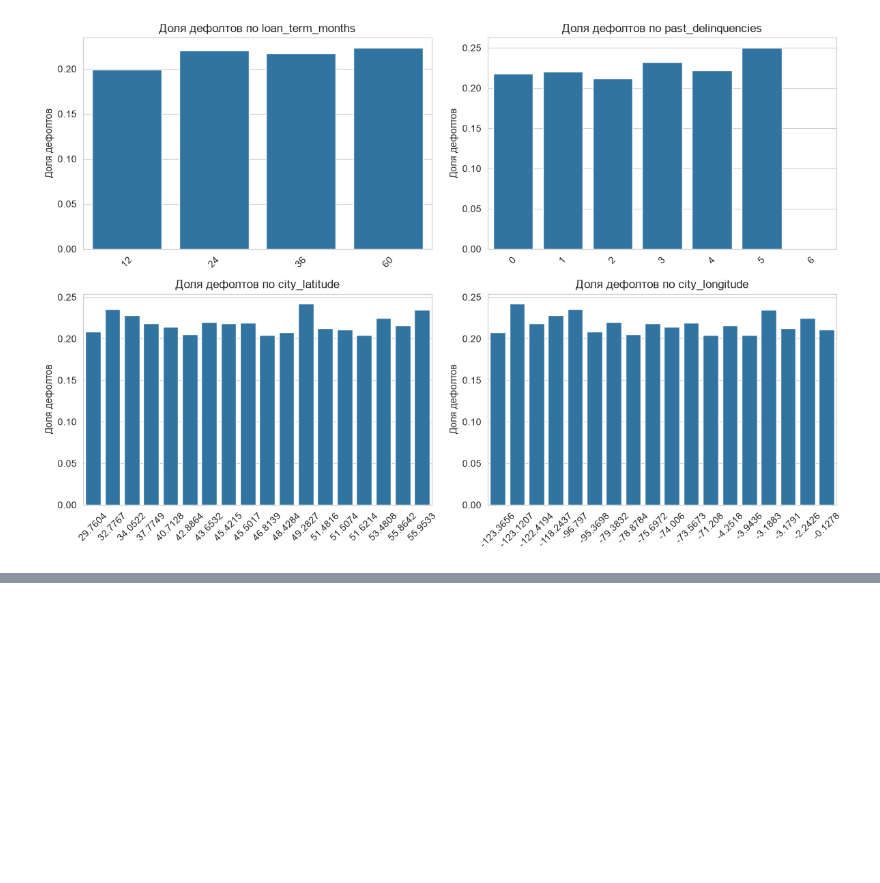
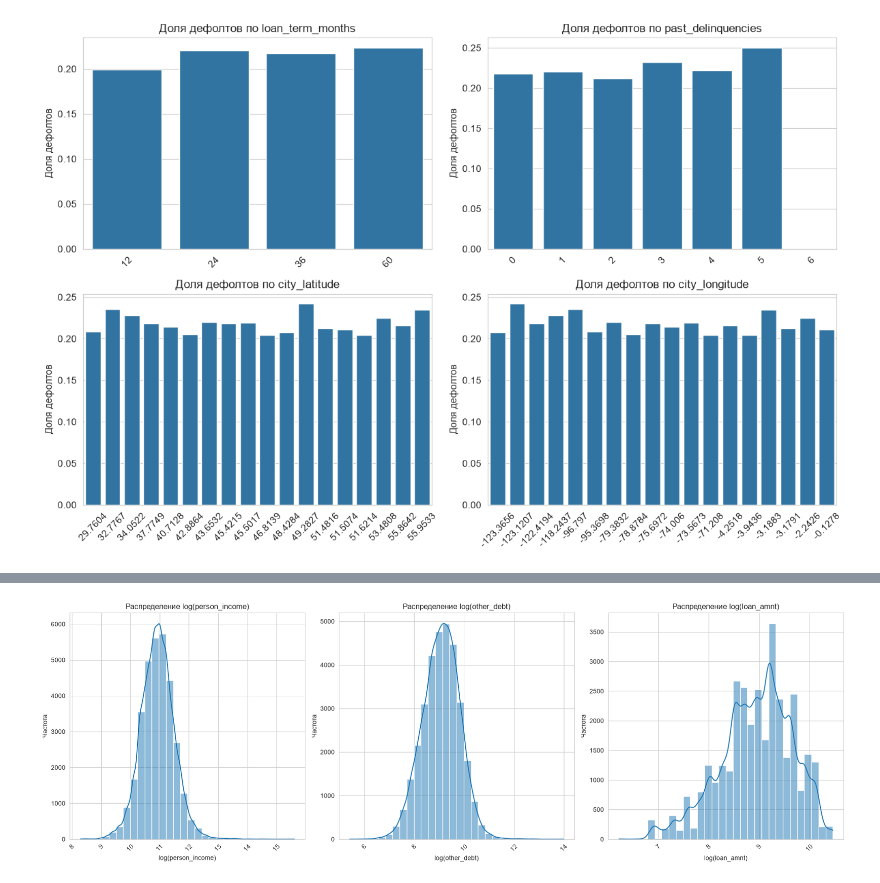
Before and after one commit to null-route-dev/credit-risk-classification, a Jupyter notebook: notebooks/01_eda_analysis.ipynb, the cells around one changed output, grey strips where cells are left out. Saved outputs shown, nothing was run; the diff lists cells and outputs as text; code cells hidden in the pictures; blank space fills up the shorter version.

```diff
--- a/notebooks/01_eda_analysis.ipynb
+++ b/notebooks/01_eda_analysis.ipynb
@@ -521,0 +566,18 @@ plt.show()
+# %%
+# Визуализация логарифмированных распределений для сильно скошенных признаков
+log_features = ["person_income", "other_debt", "loan_amnt"]
+
+fig, axes = plt.subplots(1, 3, figsize=(18, 6))
+axes = axes.flatten()
+
+for i, col in enumerate(log_features):
+    sns.histplot(np.log1p(df[col]), kde=True, ax=axes[i], bins=30)
+    axes[i].set_title(f"Распределение log({col})")
+    axes[i].set_xlabel(f"log({col})")
+    axes[i].set_ylabel("Частота")
+    axes[i].tick_params(axis="x", rotation=45)
+
+plt.tight_layout()
+plt.show()
+# %% [output]
+[figure, added]
```
Also changed, not shown: parts of 10 cells of this notebook.
